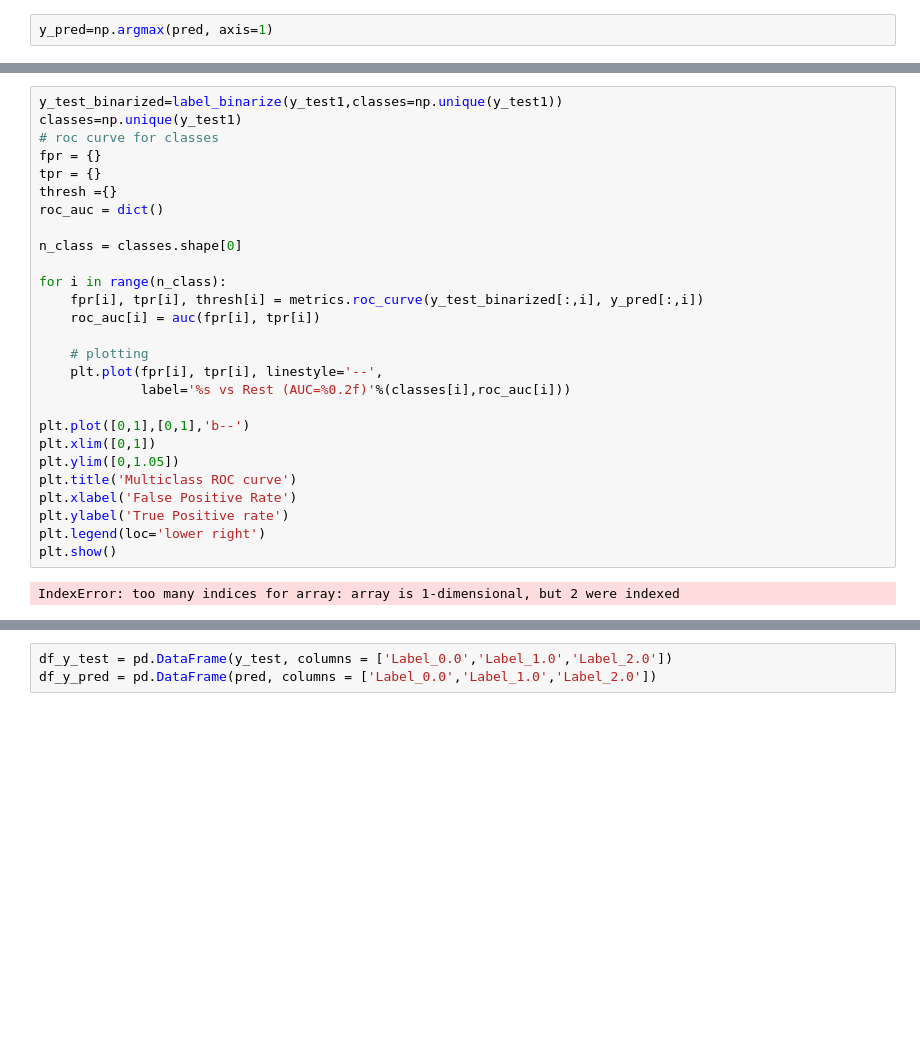
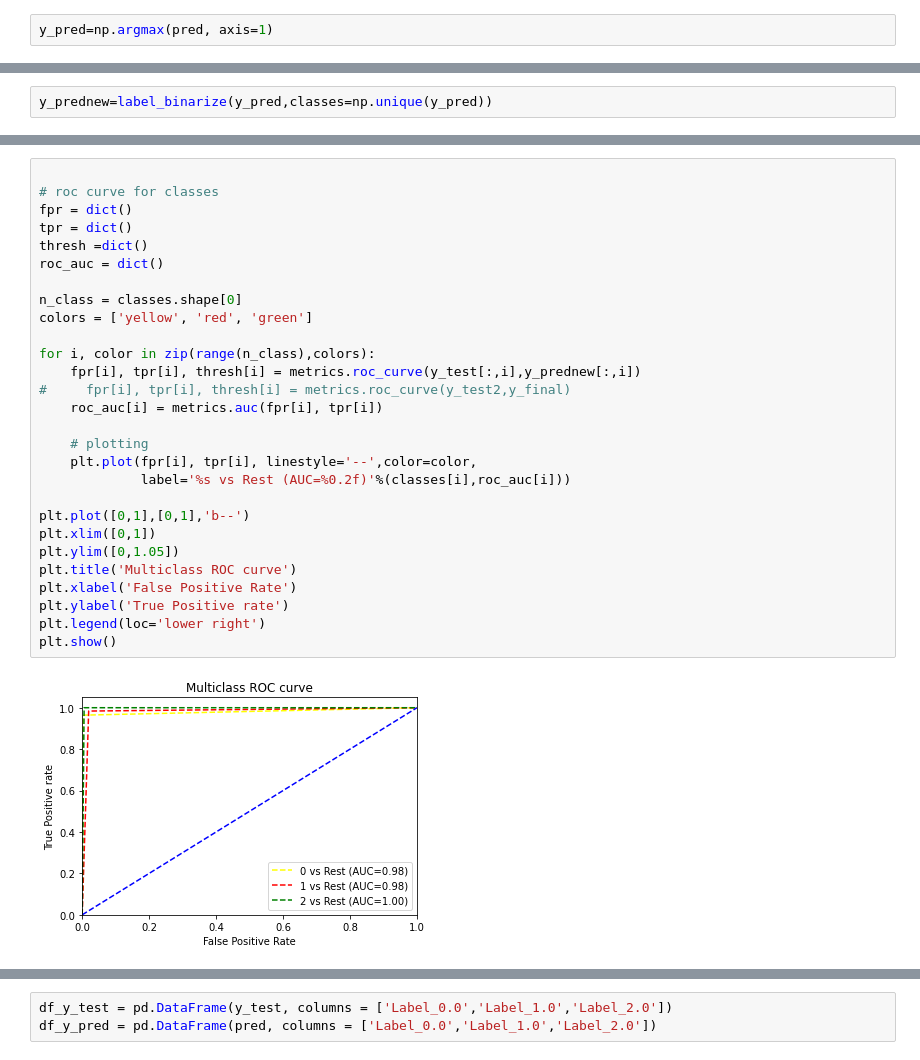
Before and after one commit to madhyam2001/Mental_State-Classification, a Jupyter notebook: Untitled7.ipynb, the cells around one changed output, grey strips where cells are left out. Saved outputs shown, nothing was run; the diff lists cells and outputs as text; blank space fills up the shorter version.

```diff
--- a/Untitled7.ipynb
+++ b/Untitled7.ipynb
@@ -233,0 +247,2 @@ array([0, 1, 2, 2, 2, 0, 0, 1, 1, 2, 2, 0, 1, 2, 0, 1, 2, 0, 1, 1, 1, 0,
+# %%
+y_prednew=label_binarize(y_pred,classes=np.unique(y_pred))
@@ -234,32 +287,33 @@ array([0, 1, 2, 2, 2, 0, 0, 1, 1, 2, 2, 0, 1, 2, 0, 1, 2, 0, 1, 1, 1, 0,
 # %%
-y_test_binarized=label_binarize(y_test1,classes=np.unique(y_test1))
-classes=np.unique(y_test1)
+
 # roc curve for classes
-fpr = {}
-tpr = {}
-thresh ={}
+fpr = dict()
+tpr = dict()
+thresh =dict()
 roc_auc = dict()
 
 n_class = classes.shape[0]
+colors = ['yellow', 'red', 'green']
 
-for i in range(n_class):
-    fpr[i], tpr[i], thresh[i] = metrics.roc_curve(y_test_binarized[:,i], y_pred[:,i])
-    roc_auc[i] = auc(fpr[i], tpr[i])
+for i, color in zip(range(n_class),colors):
+    fpr[i], tpr[i], thresh[i] = metrics.roc_curve(y_test[:,i],y_prednew[:,i])
+#     fpr[i], tpr[i], thresh[i] = metrics.roc_curve(y_test2,y_final)
+    roc_auc[i] = metrics.auc(fpr[i], tpr[i])
 
     # plotting
-    plt.plot(fpr[i], tpr[i], linestyle='--',
+    plt.plot(fpr[i], tpr[i], linestyle='--',color=color,
              label='%s vs Rest (AUC=%0.2f)'%(classes[i],roc_auc[i]))
 
 plt.plot([0,1],[0,1],'b--')
 plt.xlim([0,1])
 plt.ylim([0,1.05])
 plt.title('Multiclass ROC curve')
 plt.xlabel('False Positive Rate')
 plt.ylabel('True Positive rate')
 plt.legend(loc='lower right')
 plt.show()
 # %% [output]
-IndexError: too many indices for array: array is 1-dimensional, but 2 were indexed
+[figure, added]
 # %%
 confusion_matrix(y_test1,y_pred)
 # %% [output]
```
Also changed, not shown: parts of 24 cells of this notebook.
